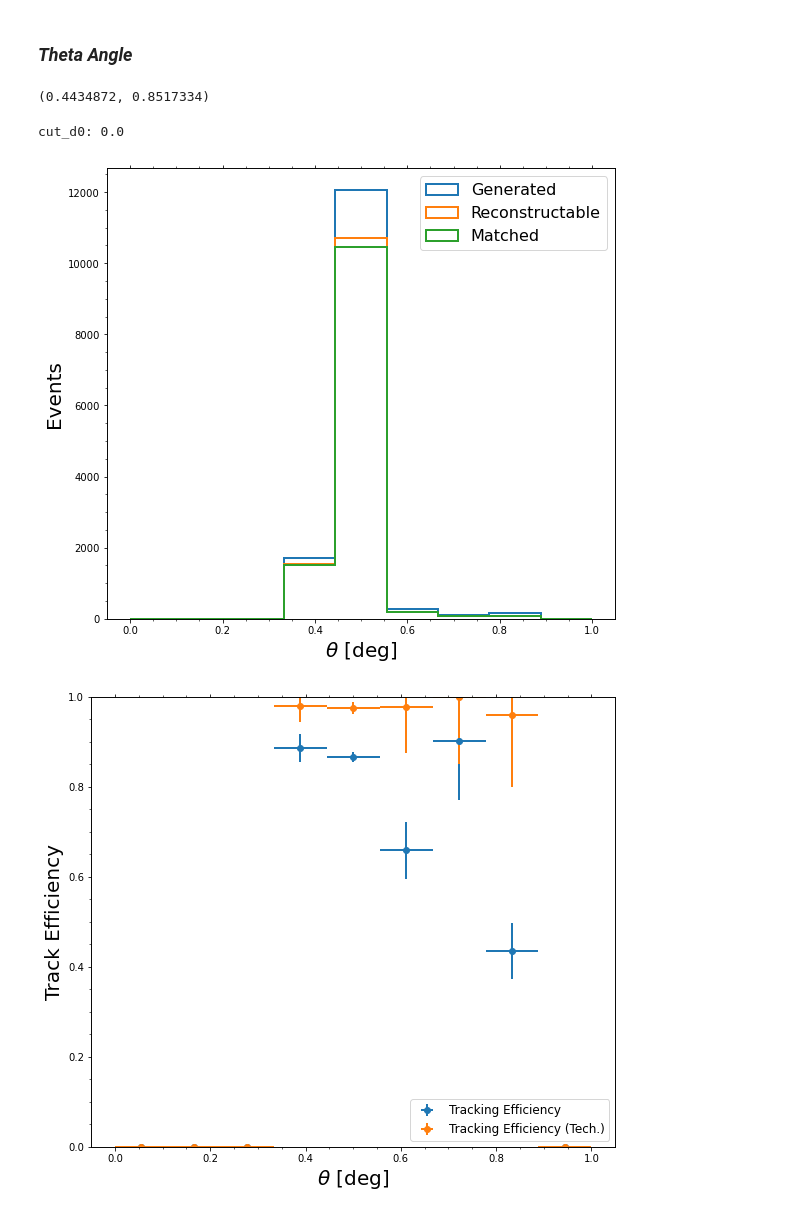
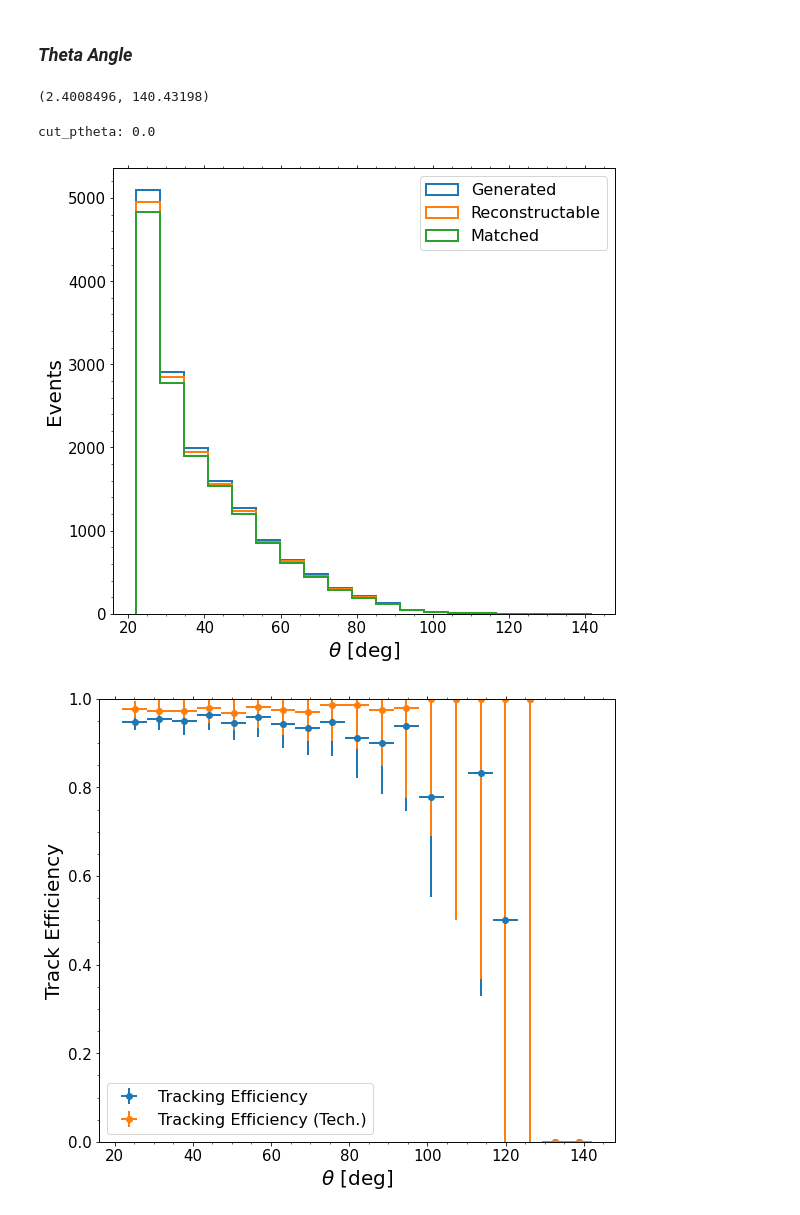
Before and after one commit to ai4fair/stttrkx, a Jupyter notebook: eval/plot_trk_perf.ipynb, the cells around one changed output. Saved outputs shown, nothing was run; the diff lists cells and outputs as text; code cells hidden in the pictures.

Commit message:
Fixing Eval Plots

```diff
--- a/eval/plot_trk_perf.ipynb
+++ b/eval/plot_trk_perf.ipynb
@@ -47,11 +56,11 @@ out_prefix = "plot_perf"
 # %%
 pt = df.pt.values
-eta = df.eta.values
+peta = df.peta.values
 vx = df.vx.values
 vy = df.vy.values
 d0 = np.sqrt(vx**2 + vy**2)
 z0 = df.vz.values
-theta = df.theta.values
+ptheta = (df.ptheta.values*180)/np.pi   # radians to degrees
 
 rectable_idx = df.is_trackable
 matched_idx = df.is_matched
@@ -71,5 +80,5 @@ make_cmp_plot_fn = partial(make_cmp_plot,
 # %%
-pt_bins = np.linspace(0.0, 0.4, num=15)   # will give 15 bins
+pt_bins = np.linspace(0.0, 0.40, num=20)   # will give 15 bins
 
 pt_configs = {
     'bins': pt_bins,
@@ -104,5 +117,5 @@ cut_pt: 0.0
 # %%
-d0_bins = np.linspace(0.0, 20, num=20)   # will give 15 bins
+d0_bins = np.linspace(0.0, 15, num=15)   # will give 15 bins
 
 d0_configs = {
     'bins': d0_bins,
@@ -110,8 +123,6 @@ d0_configs = {
     'lw': 2,
     'log': False
 }
-
-d0 = np.sqrt(vx**2 + vy**2)
 # %%
 # vertex cuts
 all_cuts = [0.0]
@@ -137,39 +148,37 @@ cut_d0: 0.0
 # %% [markdown]
 ### _Theta Angle_
 # %%
-min(theta), max(theta)
+min(ptheta), max(ptheta)
 # %% [output]
-(0.4434872, 0.8517334)
+(2.4008496, 140.43198)
 # %%
-d0_bins = np.linspace(0.0, 1.0, num=10)
+theta_bins = np.linspace(22, 142, num=20)
 
-d0_configs = {
-    'bins': d0_bins,
+theta_configs = {
+    'bins': theta_bins,
     'histtype': 'step',
     'lw': 2,
     'log': False
 }
-
-d0 = theta
 # %%
 # vertex cuts
 all_cuts = [0.0]
 
-for (cut_d0) in all_cuts:
-    print("cut_d0: {}".format(cut_d0))
+for (cut_theta) in all_cuts:
+    print("cut_ptheta: {}".format(cut_theta))
 
-    cuts = (d0 > cut_d0)
+    cuts = (ptheta > cut_theta)
 
     # make pt plots
-    gen_d0  = d0[cuts]
-    true_d0 = d0[cuts & rectable_idx]
-    reco_d0 = d0[cuts & rectable_idx & matched_idx]
+    gen_theta  = ptheta[cuts]
+    true_theta = ptheta[cuts & rectable_idx]
+    reco_theta = ptheta[cuts & rectable_idx & matched_idx]
 
-    make_cmp_plot_fn([gen_d0, true_d0, reco_d0],
-        configs=d0_configs, xlabel=r"$\theta$ [deg]",
-        outname=os.path.join(outdir, "{}_theta_cut{}".format(out_prefix, cut_d0)),
+    make_cmp_plot_fn([gen_theta, true_theta, reco_theta],
+        configs=theta_configs, xlabel=r"$\theta$ [deg]",
+        outname=os.path.join(outdir, "{}_ptheta_cut{}".format(out_prefix, cut_theta)),
         ymin=0.6)
 # %% [output]
-cut_d0: 0.0
+cut_ptheta: 0.0
-[figure, old version]
+[figure, new version]
-[figure, old version]
+[figure, new version]
```
Also changed, not shown: parts of 25 cells of this notebook, 2 other files.
